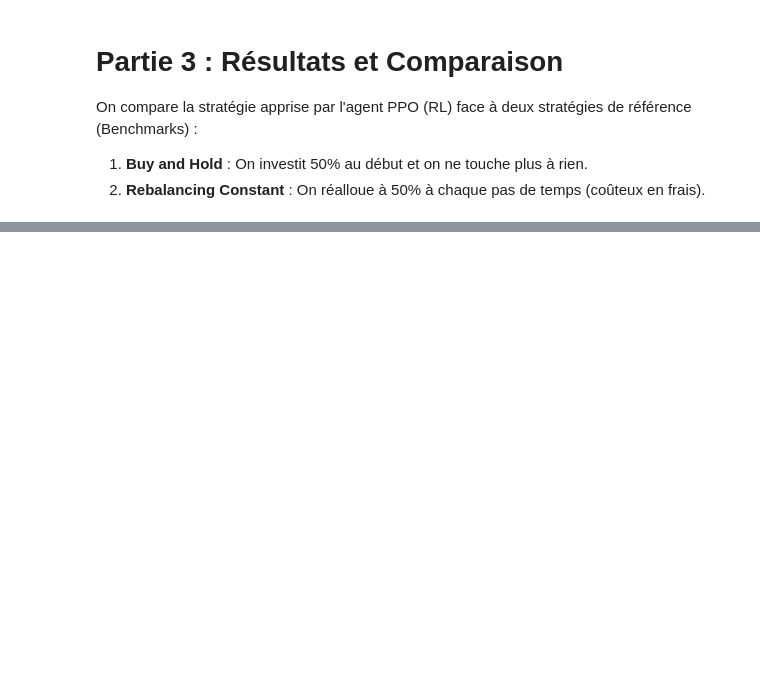
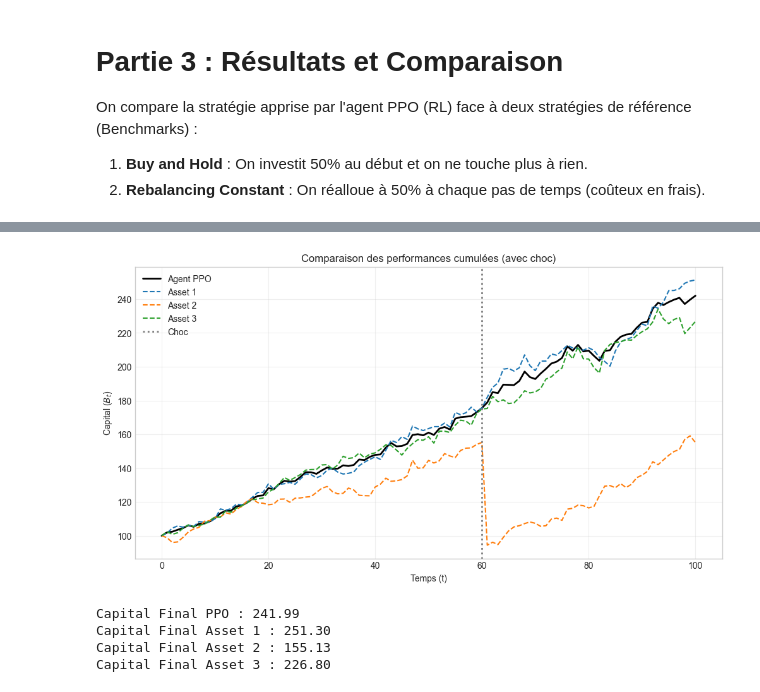
Before and after one commit to YuetongLU7/Sequential-capital-allocation-with-transaction-costs---Reinforcement-learning, a Jupyter notebook: AR.ipynb, the cells around one changed output, grey strips where cells are left out. Saved outputs shown, nothing was run; the diff lists cells and outputs as text; code cells hidden in the pictures; blank space fills up the shorter version.

```diff
--- a/AR.ipynb
+++ b/AR.ipynb
@@ -286,0 +341,34 @@ Capital Final B&H : 115.87
+# %%
+# benchmarks
+cap_bh1 = env_shock.initial_capital * (prices_hist[:, 0] / prices_hist[0, 0])
+cap_bh2 = env_shock.initial_capital * (prices_hist[:, 1] / prices_hist[0, 1])
+cap_bh3 = env_shock.initial_capital * (prices_hist[:, 2] / prices_hist[0, 2])
+
+# Plot
+plt.figure(figsize=(12, 6))
+
+plt.plot(capital_ppo, label="Agent PPO", linewidth=2, color="black")
+plt.plot(cap_bh1, "--", label="Asset 1")
+plt.plot(cap_bh2, "--", label="Asset 2")
+plt.plot(cap_bh3, "--", label="Asset 3")
+
+# Ligne verticale = choc
+plt.axvline(x=shock_t, linestyle=":", color="gray", linewidth=2, label="Choc")
+
+plt.title("Comparaison des performances cumulées (avec choc)")
+plt.xlabel("Temps (t)")
+plt.ylabel("Capital ($B_t$)")
+plt.legend()
+plt.grid(alpha=0.3)
+plt.show()
+
+print(f"Capital Final PPO : {capital_ppo[-1]:.2f}")
+print(f"Capital Final Asset 1 : {cap_bh1[len(capital_ppo)-1]:.2f}")
+print(f"Capital Final Asset 2 : {cap_bh2[len(capital_ppo)-1]:.2f}")
+print(f"Capital Final Asset 3 : {cap_bh3[len(capital_ppo)-1]:.2f}")
+# %% [output]
+[figure, added]
+Capital Final PPO : 241.99
+Capital Final Asset 1 : 251.30
+Capital Final Asset 2 : 155.13
+Capital Final Asset 3 : 226.80
```
Also changed, not shown: parts of 9 cells of this notebook.
